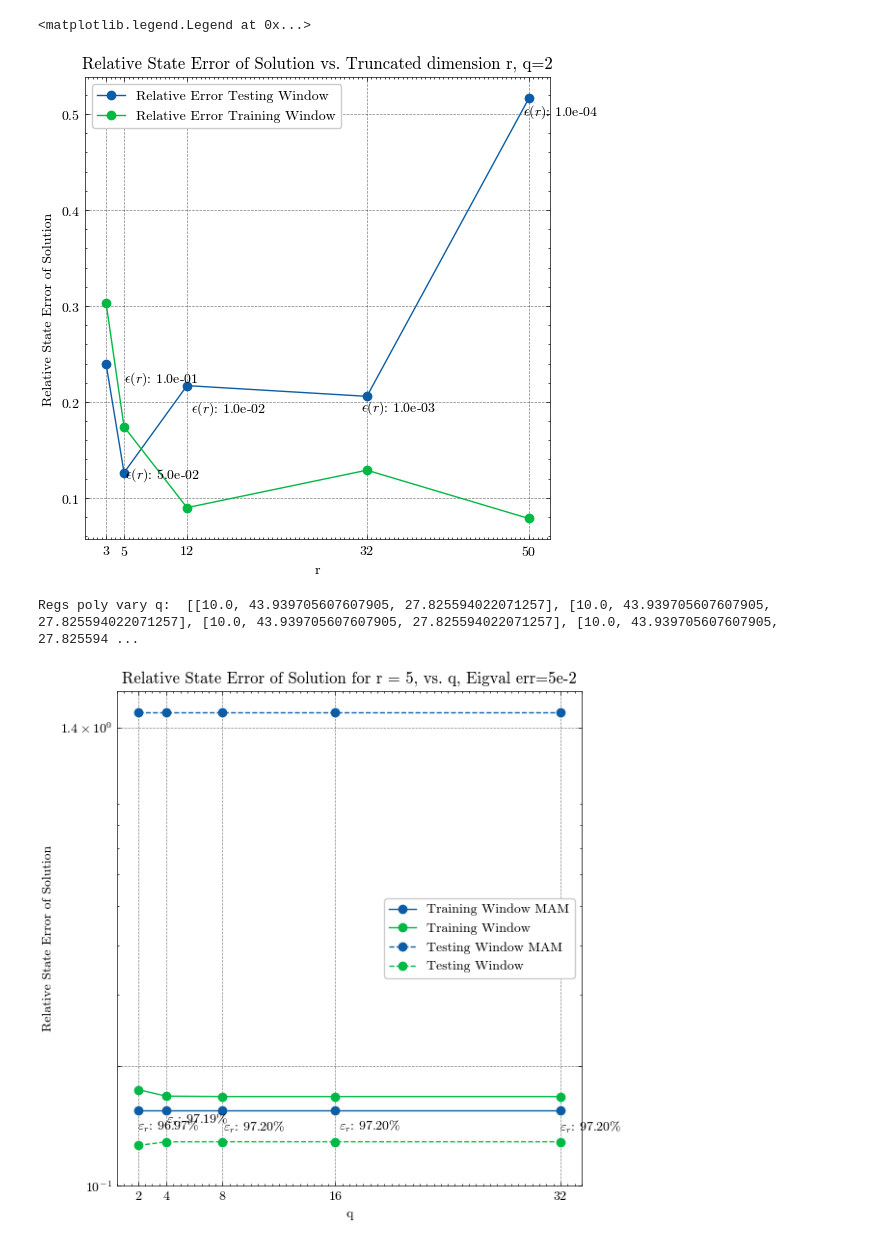
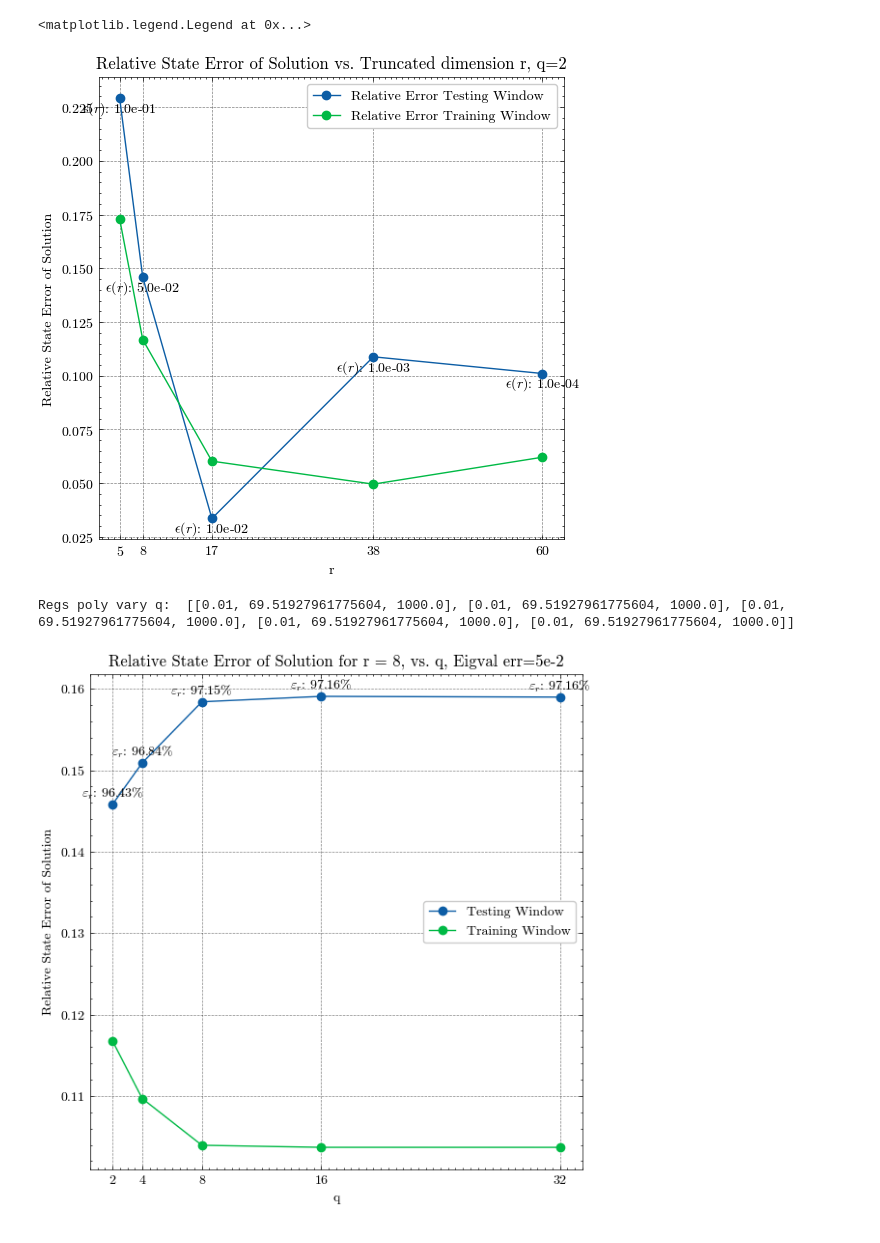
Before and after one commit to jinyi12/UnimodalSROB, a Jupyter notebook: src/OpInf_err_analysis.ipynb, the cells around one changed output. Drawn from its saved outputs; the diff is of its cells as text; code cells hidden in the pictures.

```diff
--- a/src/OpInf_err_analysis.ipynb
+++ b/src/OpInf_err_analysis.ipynb
@@ -129,5 +140,8 @@ Relative Error Testing no poly:  [0.349067177303723, 0.2770790611849669, 0.07591
 # %%
 q_trunc_lst = [2, 2**2, 2**3, 2**4, 2**5]
-max_idx_lst = [3, 5, 12, 32, 50]
+# max_idx_lst = [3, 5, 12, 32, 50]
+max_idx_lst = [5, 8, 17, 38, 60]
+# max_idx_lst = [5, 8, 17, 38]
 err_tols = [1e-1, 5e-2, 1e-2, 1e-3, 1e-4]
+# err_tols = [1e-1, 5e-2, 1e-2, 1e-3]
 # %%
@@ -139,13 +165,18 @@ plt.figure(figsize=(6, 6))
 # plot the relative error as a function of r and label each with the corresponding error tolerance
 plt.plot(max_idx_lst, relative_error_testing_vary_r, marker='o', label='Relative Error Testing Window')
 plt.plot(max_idx_lst, relative_error_training_vary_r, marker='o', label='Relative Error Training Window')
+# plt.plot(max_idx_lst, relative_error_testing_vary_r[:-1], marker='o', label='Relative Error Testing Window')
+# plt.plot(max_idx_lst, relative_error_training_vary_r[:-1], marker='o', label='Relative Error Training Window')
+
+# plt.plot(max_idx_lst, relative_error_testing_vary_r_p3, marker='o', label='Relative Error Testing Window, p=3')
+# plt.plot(max_idx_lst, relative_error_training_vary_r_p3, marker='o', label='Relative Error Training Window, p=3')
 
 # mark the points with the corresponding snapshot energy
 texts = []
 for i, txt in enumerate(err_tols):
-    texts.append(plt.annotate(f"$\epsilon(r)$: {txt:.1e}", (max_idx_lst[i], relative_error_testing_vary_r[i]), textcoords="offset points", xytext=(0,-20), ha='center'))
+    texts.append(plt.annotate(f"$\epsilon(r)$: {txt:.1e}", (max_idx_lst[i], relative_error_testing_vary_r[i]), textcoords="offset points", xytext=(0,-10), ha='center'))
 
-adjustText.adjust_text(texts, force_pull=(0.7, 0.7))
+# adjustText.adjust_text(texts, force_pull=(0.7, 0.7))
 
 plt.xlabel("r")
 plt.ylabel("Relative State Error of Solution")
@@ -154,7 +185,7 @@ plt.xticks(max_idx_lst)
 plt.legend()
 # %% [output]
 <matplotlib.legend.Legend at 0x...>
-[figure, old version]
+[figure, new version]
 # %%
 print("Regs poly vary q: ", regs_lst_poly_vary_q)
 
@@ -163,41 +194,47 @@ fig, ax1 = plt.subplots(figsize=(6, 6))
 colors = plt.rcParams['axes.prop_cycle'].by_key()['color']
 
 # plot the relative error as a function of q_trunc and label each with the corresponding Energy
-ax1.plot(q_trunc_lst, relative_error_training_vary_q_MAM, marker='o', label='Training Window MAM', color=colors[0])
-ax1.plot(q_trunc_lst, relative_error_training_vary_q, marker='o', label='Training Window', color=colors[1])
-ax1.plot(q_trunc_lst, relative_error_testing_vary_q_MAM, marker='o', label='Testing Window MAM', linestyle='--', color=colors[0])
-ax1.plot(q_trunc_lst, relative_error_testing_vary_q, marker='o', label='Testing Window', linestyle='--', color=colors[1])
+# ax1.plot(q_trunc_lst, relative_error_training_vary_q_MAM, marker='o', label='Training Window MAM', color=colors[0])
+# ax1.plot(q_trunc_lst, relative_error_training_vary_q, marker='o', label='Training Window', color=colors[1])
+
+# ax1.plot(q_trunc_lst, relative_error_testing_vary_q_MAM, marker='o', label='Testing Window MAM', linestyle='--', color=colors[0])
+# ax1.plot(q_trunc_lst, relative_error_testing_vary_q, marker='o', label='Testing Window', linestyle='--', color=colors[1])
+
+
+ax1.plot(q_trunc_lst, relative_error_testing_vary_q, marker='o', label='Testing Window')
+ax1.plot(q_trunc_lst, relative_error_training_vary_q, marker='o', label='Training Window')
 
 # # create a twin axis
 # ax2 = ax1.twinx()
 # ax2.plot(q_trunc_lst, energy_lst_poly_vary_q, marker='o', label='Snapshot Energy', linestyle='--')
 # ax2.plot(q_trunc_lst, energy_lst_poly_vary_q_MAM, marker='o', label='Snapshot Energy MAM', linestyle='--')
 # ax2.plot(q_trunc_lst, energy_lst_poly_vary_q_MAM_r2, marker='o', label='Snapshot Energy MAM r=2', linestyle='--')
 # ax2.set_ylabel('Snapshot Energy', color='purple')
 
 # # use a normal scale for the energy
 # ax2.set_yscale('log')
 # ax2.legend(loc='upper right')
 
 # mark the points with the corresponding snapshot energy
 texts = []
 for i, txt in enumerate(energy_lst_poly_vary_q):
     texts.append(ax1.annotate(f"$\\varepsilon_r$: {txt:.2%}", (q_trunc_lst[i], relative_error_testing_vary_q[i]), textcoords="offset points", xytext=(0,5), ha='center'))
 
 ax1.set_xlabel("q")
 ax1.set_ylabel('Relative State Error of Solution')
-ax1.set_title("Relative State Error of Solution for r = 5, vs. q, Eigval err=5e-2")
+# ax1.set_title("Relative State Error of Solution for r = 5, vs. q, Eigval err=5e-2")
+ax1.set_title("Relative State Error of Solution for r = 8, vs. q, Eigval err=5e-2")
 ax1.set_xticks(q_trunc_lst)
 # put legend on optimal location
 ax1.legend()
 # set yscale depending on the data
-ax1.set_yscale('log')
-ax1.set_yticks([1e-1, 2e-1, 1.4])
+# ax1.set_yscale('log')
+# ax1.set_yticks([1e-1, 2e-1, 1.4])
 # ax1.set_yticklabels(['0.1', '0.2', '1.4'])
 fig.tight_layout()
 
-adjustText.adjust_text(texts, arrowprops=dict(arrowstyle="->", color='r', lw=0.5), ax=ax1, force_pull=(1, 1))
+# adjustText.adjust_text(texts, arrowprops=dict(arrowstyle="->", color='r', lw=0.5), ax=ax1, force_pull=(1, 1))
 plt.show()
 # %% [output]
-Regs poly vary q:  [[10.0, 43.939705607607905, 27.825594022071257], [10.0, 43.939705607607905, 27.825594022071257], [10.0, 43.939705607607905, 27.825594022071257], [10.0, 43.939705607607905, 27.825594 ...
+Regs poly vary q:  [[0.01, 69.51927961775604, 1000.0], [0.01, 69.51927961775604, 1000.0], [0.01, 69.51927961775604, 1000.0], [0.01, 69.51927961775604, 1000.0], [0.01, 69.51927961775604, 1000.0]]
-[figure, old version]
+[figure, new version]
```
Also changed, not shown: parts of 15 cells of this notebook, 16 other files.
